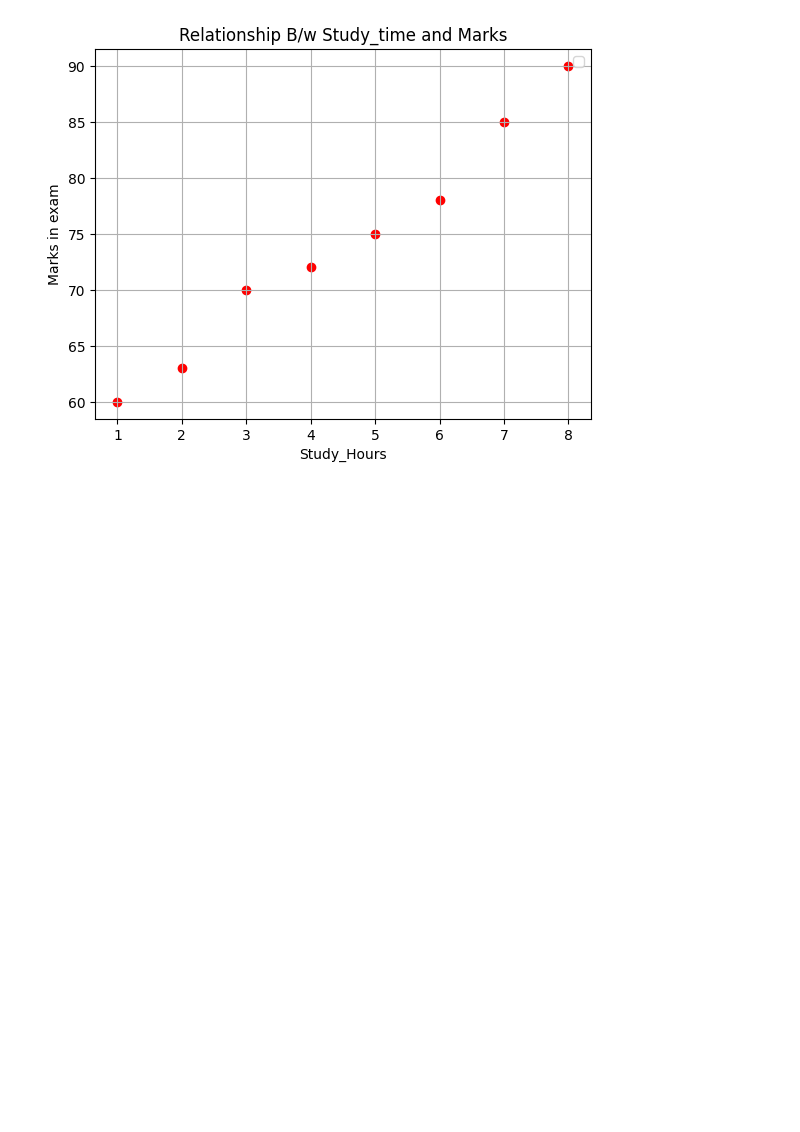
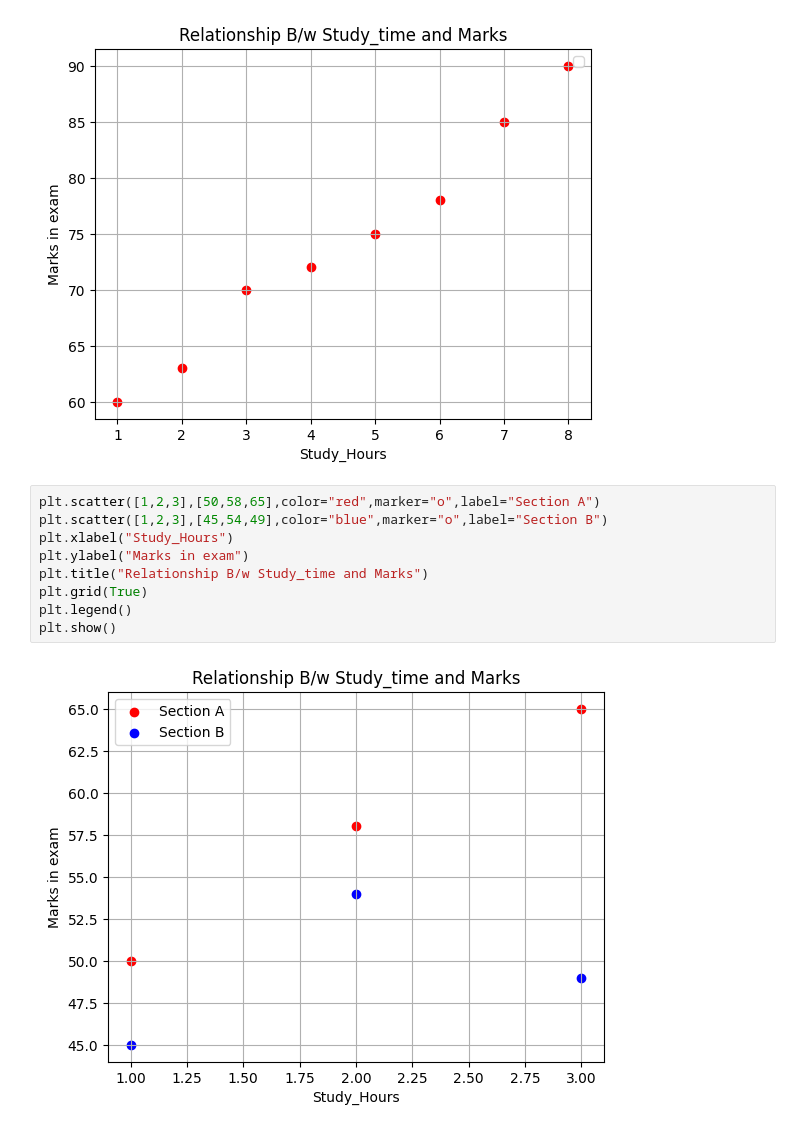
Before and after one commit to Pritish1607Tiwari/Python_Learning, a Jupyter notebook: MATPLOTLIB/Basics.ipynb, the cells around one changed output. Saved outputs shown, nothing was run; the diff lists cells and outputs as text; blank space fills up the shorter version.

```diff
--- a/MATPLOTLIB/Basics.ipynb
+++ b/MATPLOTLIB/Basics.ipynb
@@ -104,3 +104,14 @@ plt.legend()
 plt.show()
 # %% [output]
 [figure]
+# %%
+plt.scatter([1,2,3],[50,58,65],color="red",marker="o",label="Section A")
+plt.scatter([1,2,3],[45,54,49],color="blue",marker="o",label="Section B")
+plt.xlabel("Study_Hours")
+plt.ylabel("Marks in exam")
+plt.title("Relationship B/w Study_time and Marks")
+plt.grid(True)
+plt.legend()
+plt.show()
+# %% [output]
+[figure, added]
```
Also changed, not shown: parts of 6 cells of this notebook, 1 other file.
